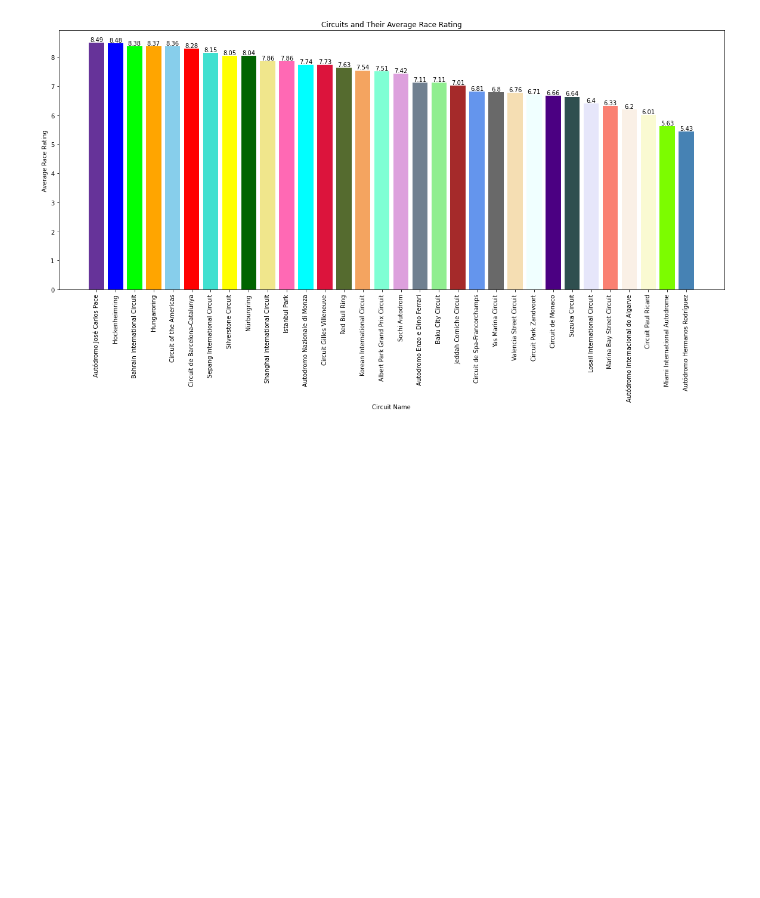
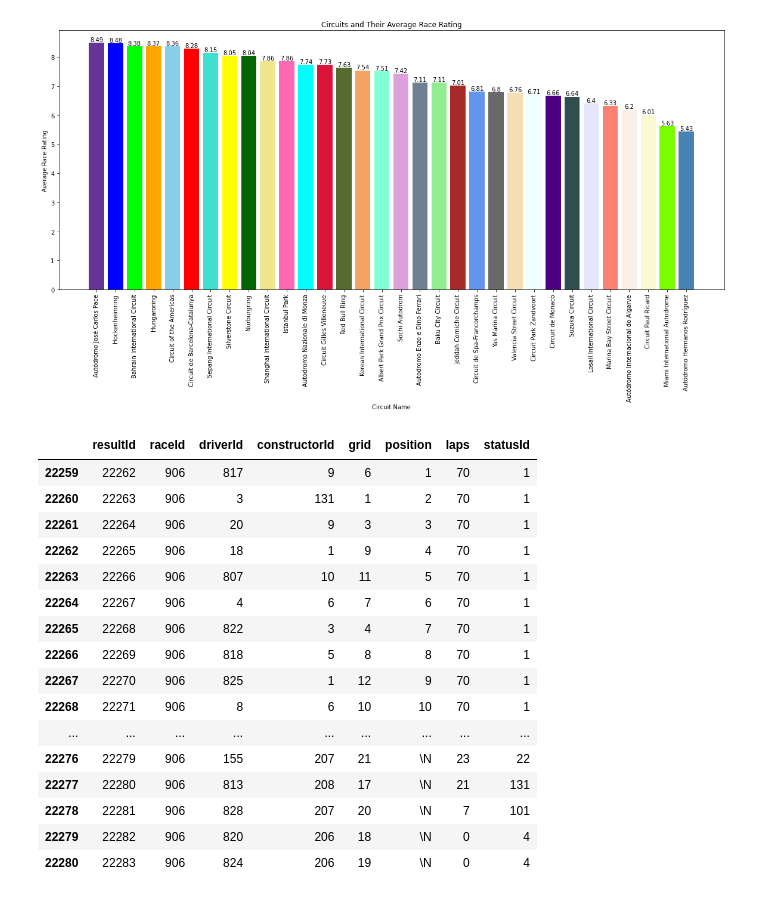
Before and after one commit to jasonhsu8/Formula-1-Project, a Jupyter notebook: JJ Notebooks/start.ipynb, the cells around one changed output. Saved outputs shown, nothing was run; the diff lists cells and outputs as text; code cells hidden in the pictures; blank space fills up the shorter version.

Commit message:
new dataframe looking into DNFs

```diff
--- a/JJ Notebooks/start.ipynb
+++ b/JJ Notebooks/start.ipynb
@@ -17,7 +17,7 @@ circuits = read_data("circuits.csv")
 drivers = read_data("drivers.csv")
 laptimes = read_data("lap_times.csv")
 races= read_data("races.csv")
-results = read_data("races.csv")
+results = read_data("results.csv")
 status = read_data("status.csv")
 # %%
 top_100 = read_data("top_100_races_f1.csv")
@@ -309,3 +309,28 @@ for bar, height in zip(bars, circuit_rating["Race Rating"]):
 plt.show()
 # %% [output]
 [figure]
+# %%
+# Are DNFs a factor in making a good race?
+# Let's start by looking at the Canadian Grand Prix 2014 one of the highest DNFs in F1
+# raceId = 906
+
+canadaian_grand_prix_stats = results[results['raceId'] == 906][['resultId', 'raceId', 'driverId', 'constructorId', 'grid', 'position', 'laps', 'statusId']]
+canadaian_grand_prix_stats
+# %% [output]
+|  | resultId | raceId | driverId | constructorId | grid | position | laps | statusId |
+| 22259 | 22262 | 906 | 817 | 9 | 6 | 1 | 70 | 1 |
+| 22260 | 22263 | 906 | 3 | 131 | 1 | 2 | 70 | 1 |
+| 22261 | 22264 | 906 | 20 | 9 | 3 | 3 | 70 | 1 |
+| 22262 | 22265 | 906 | 18 | 1 | 9 | 4 | 70 | 1 |
+| 22263 | 22266 | 906 | 807 | 10 | 11 | 5 | 70 | 1 |
+| 22264 | 22267 | 906 | 4 | 6 | 7 | 6 | 70 | 1 |
+| 22265 | 22268 | 906 | 822 | 3 | 4 | 7 | 70 | 1 |
+| 22266 | 22269 | 906 | 818 | 5 | 8 | 8 | 70 | 1 |
+| 22267 | 22270 | 906 | 825 | 1 | 12 | 9 | 70 | 1 |
+| 22268 | 22271 | 906 | 8 | 6 | 10 | 10 | 70 | 1 |
+| ... | ... | ... | ... | ... | ... | ... | ... | ... |
+| 22276 | 22279 | 906 | 155 | 207 | 21 | \N | 23 | 22 |
+| 22277 | 22280 | 906 | 813 | 208 | 17 | \N | 21 | 131 |
+| 22278 | 22281 | 906 | 828 | 207 | 20 | \N | 7 | 101 |
+| 22279 | 22282 | 906 | 820 | 206 | 18 | \N | 0 | 4 |
+| 22280 | 22283 | 906 | 824 | 206 | 19 | \N | 0 | 4 |
```
Also changed, not shown: parts of 4 cells of this notebook, 3 other files.
